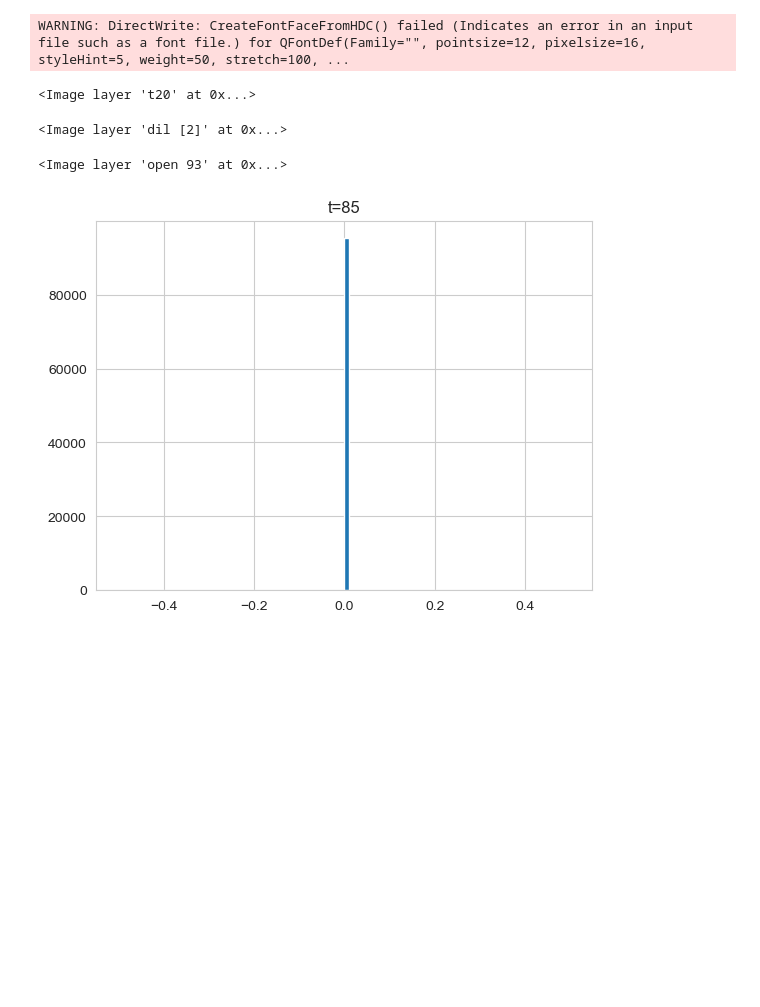
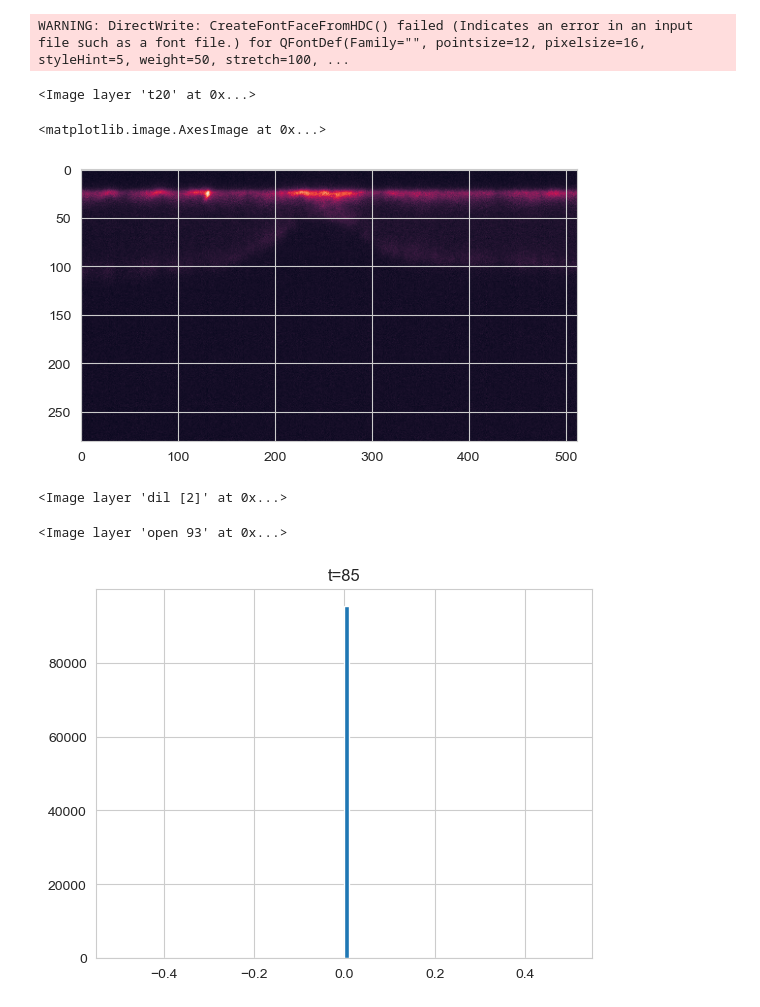
Before and after one commit to amityu/gel_sheets, a Jupyter notebook: utils/napari_notebook.ipynb, the cells around one changed output. Saved outputs shown, nothing was run; the diff lists cells and outputs as text; code cells hidden in the pictures; blank space fills up the shorter version.

```diff
--- a/utils/napari_notebook.ipynb
+++ b/utils/napari_notebook.ipynb
@@ -56,3 +54,8 @@ WARNING: DirectWrite: CreateFontFaceFromHDC() failed (Indicates an error in an i
+# %%
+plt.imshow(gel[19,:,:,256])
+# %% [output]
+<matplotlib.image.AxesImage at 0x...>
+[figure, added]
 # %%
 from skimage import morphology
 image = open_mask[45, :, :, 256]
```
Also changed, not shown: parts of 3 cells of this notebook, 8 other files.
